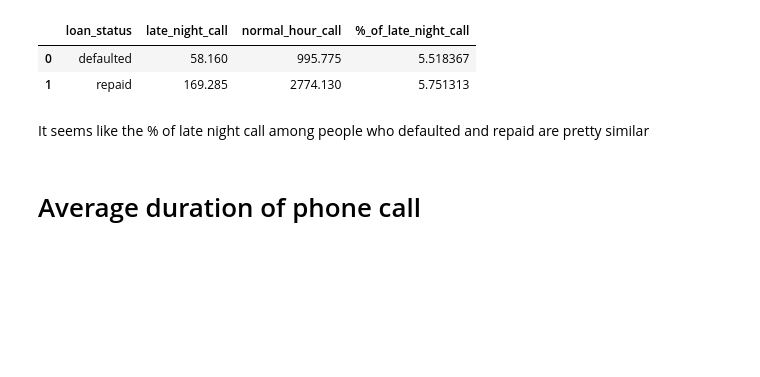
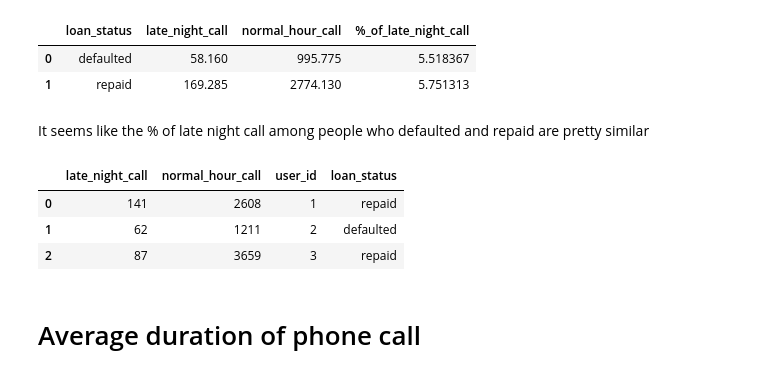
Before and after one commit to matthewmok/branch, a Jupyter notebook: 2_generating_hypothesis_and_checking_with_data.ipynb, the cells around one changed output. Saved outputs shown, nothing was run; the diff lists cells and outputs as text; code cells hidden in the pictures; blank space fills up the shorter version.

```diff
--- a/2_generating_hypothesis_and_checking_with_data.ipynb
+++ b/2_generating_hypothesis_and_checking_with_data.ipynb
@@ -350,6 +357,13 @@ grouped_calls
 | 1 | repaid | 169.285 | 2774.130 | 5.751313 |
 # %% [markdown]
 It seems like the % of late night call among people who defaulted and repaid are pretty similar
+# %%
+calls_data.head(3)
+# %% [output]
+|  | late_night_call | normal_hour_call | user_id | loan_status |
+| 0 | 141 | 2608 | 1 | repaid |
+| 1 | 62 | 1211 | 2 | defaulted |
+| 2 | 87 | 3659 | 3 | repaid |
 # %% [markdown]
 # Average duration of phone call
 # %%
```
Also changed, not shown: parts of 16 cells of this notebook, 1 other file.
